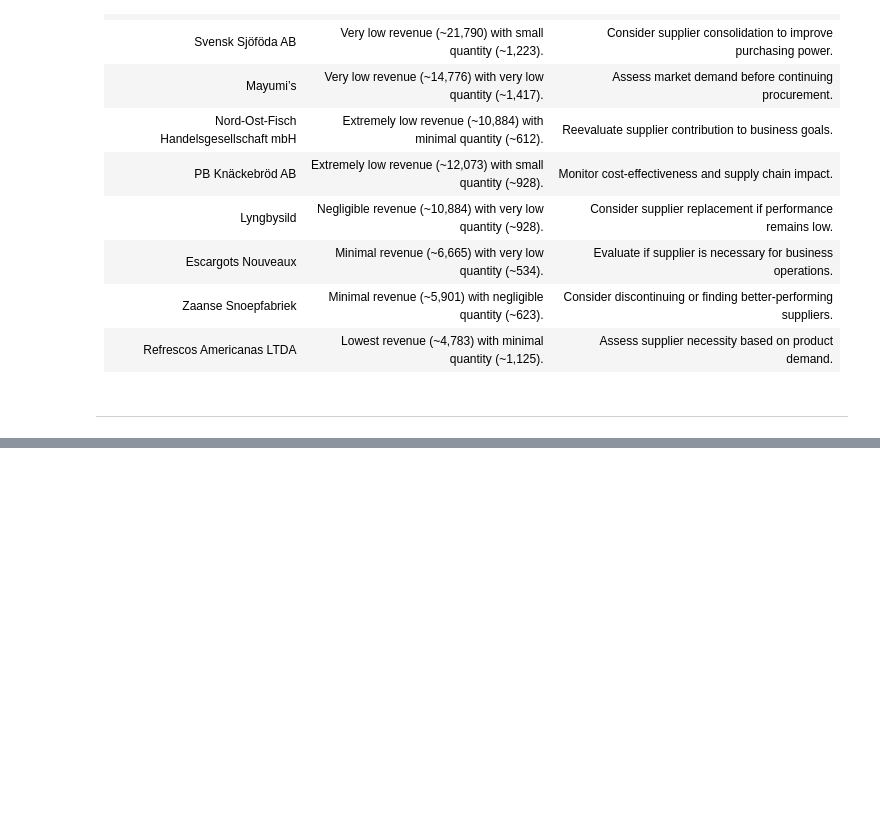
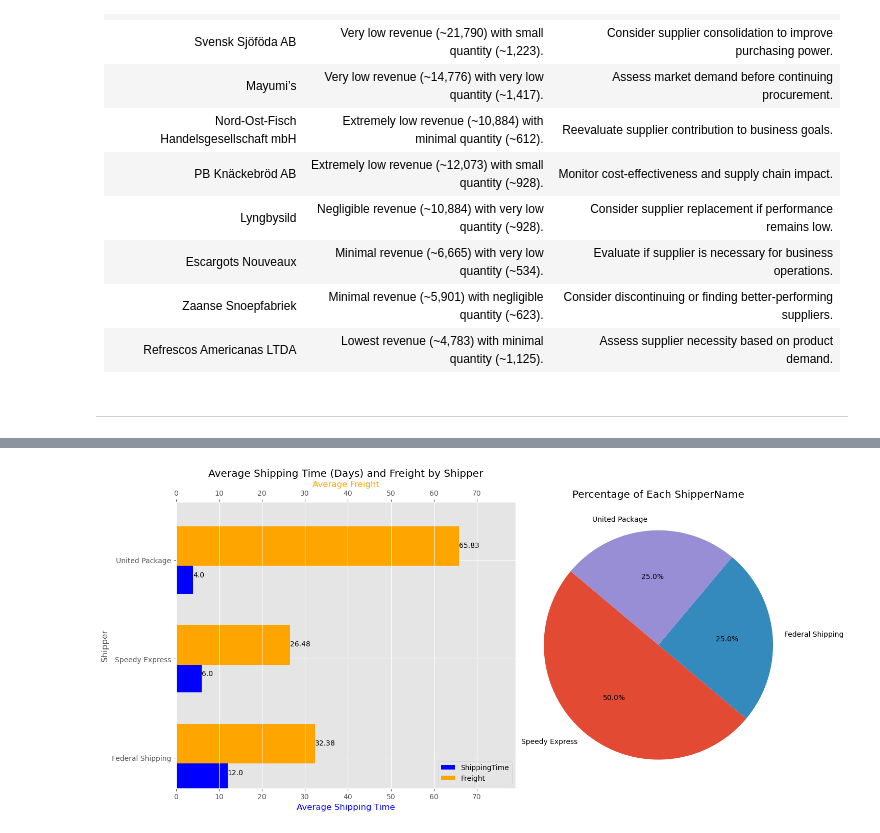
Before and after one commit to Waleed18574/Python-Project-Analyzing-Northwind-Data, a Jupyter notebook: notebook/Suppliers-Analysis.ipynb, the cells around one changed output, grey strips where cells are left out. Cells and saved outputs as stored; diff of their text form; code cells hidden in the pictures; blank space fills up the shorter version.

```diff
--- a/notebook/Suppliers-Analysis.ipynb
+++ b/notebook/Suppliers-Analysis.ipynb
@@ -361,0 +420,47 @@ This analysis helps in improving customer satisfaction by identifying suppliers
+# %%
+# Calculate average ShippingTime and Freight for each ShipperName
+avg_data = shippers_data.groupby('ShipperName').mean()
+
+# Calculate percentage of each ShipperName
+shipper_counts = shippers_data['ShipperName'].value_counts()
+shipper_percentages = shipper_counts / shipper_counts.sum() * 100
+
+# Create figure and axes
+fig, (ax1, ax2) = plt.subplots(1, 2, figsize=(16, 7))
+
+# Plot horizontal barplot for average ShippingTime and Freight with blue and orange colors
+avg_data[['ShippingTime']].plot(kind='barh', ax=ax1, color='blue', position=0.85, width=0.4)
+avg_data[['Freight']].plot(kind='barh', ax=ax1, color='orange', position=0.15, width=0.4)
+
+# Set labels and titles
+ax1.set_xlabel('Average Shipping Time', color='blue')
+ax1.set_ylabel('Shipper')
+ax1.set_xlim(0, max(avg_data['ShippingTime'].max(), avg_data['Freight'].max()) * 1.2)
+ax1.set_title('Average Shipping Time (Days) and Freight by Shipper', color='black')
+
+# Remove white lines dividing the bars
+for bar in ax1.patches:
+    bar.set_edgecolor('none')
+
+# Show values at the end of the bars in black
+for i, (value1, value2) in enumerate(zip(avg_data['ShippingTime'], avg_data['Freight'])):
+    ax1.text(value1, i-0.15, round(value1, 2), ha='left', va='center', color='black')
+    ax1.text(value2, i+0.15, round(value2, 2), ha='left', va='center', color='black')
+
+# Set a second x-axis on the bottom for Average Freight
+ax3 = ax1.twiny()
+ax3.set_xlim(ax1.get_xlim())
+ax3.set_xlabel('Average Freight', color='orange')
+
+# Plot pie chart for percentage of each ShipperName
+ax2.pie(shipper_percentages, labels=shipper_percentages.index, autopct='%1.1f%%', startangle=140)
+ax2.set_title('Percentage of Each ShipperName')
+
+# Adjust the size of the right plot to make it smaller
+ax2.set_position([0.58, 0.1, 0.37, 0.8])
+
+# Show plot
+plt.tight_layout()
+plt.show()
+# %% [output]
+[figure, added]
```
Also changed, not shown: parts of 18 cells of this notebook, 1 other file.
